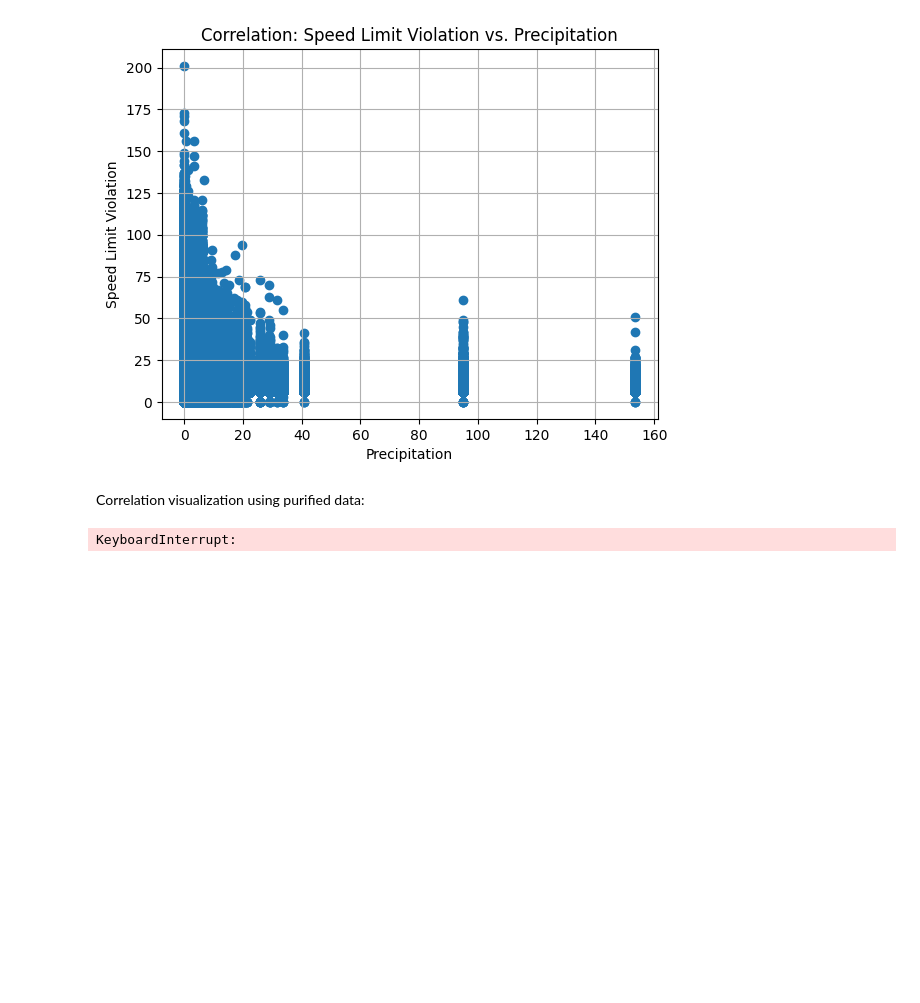
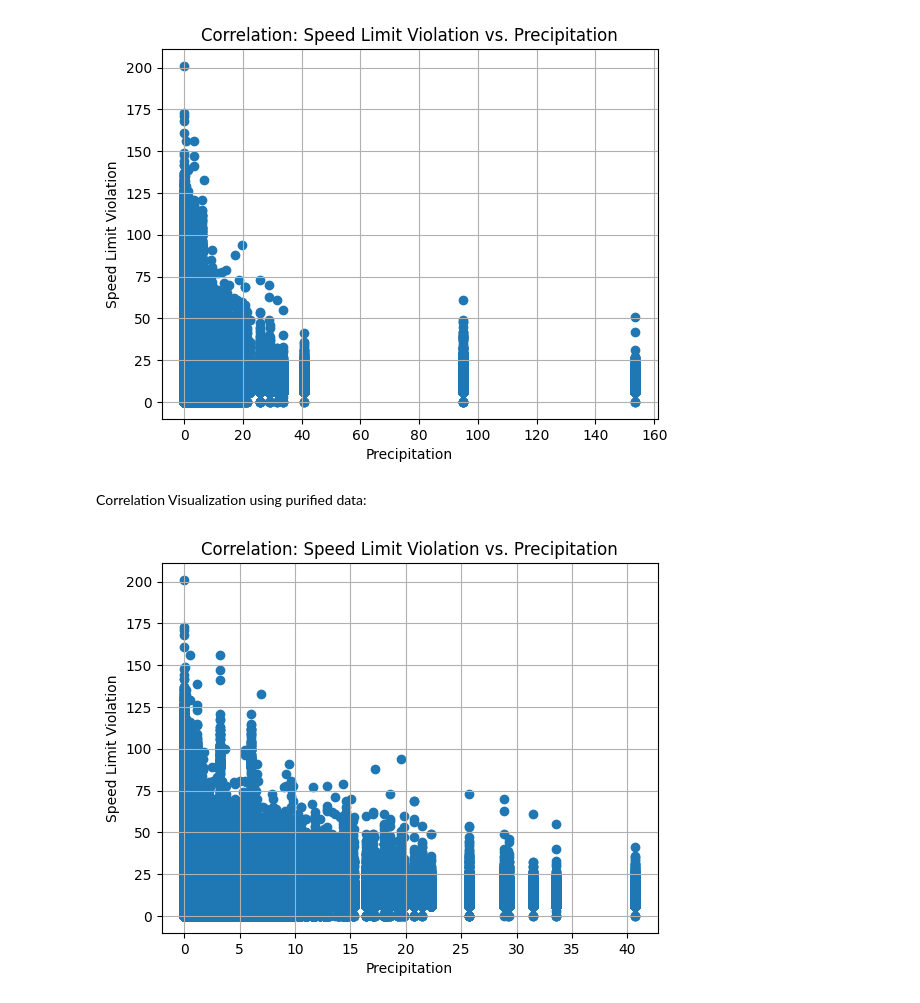
Before and after one commit to MaxSkaw/2023-amse-template, a Jupyter notebook: exploration.ipynb, the cells around one changed output. Drawn from its saved outputs; the diff is of its cells as text; code cells hidden in the pictures; blank space fills up the shorter version.

```diff
--- a/exploration.ipynb
+++ b/exploration.ipynb
@@ -235,25 +229,25 @@ plt.show()
 # %% [output]
 [figure]
 # %% [markdown]
-Correlation visualization using purified data:
+Correlation Visualization using purified data:
 # %%
 # Filtering of outliers (99% Interquartile range)
 Q1 = np.percentile(merged_data['prcp'], 1)
 Q3 = np.percentile(merged_data['prcp'], 99)
 IQR = Q3 - Q1
 lower_bound = Q1 - 1.5 * IQR
 upper_bound = Q3 + 1.5 * IQR
 
 filtered_data = merged_data[(merged_data['prcp'] >= lower_bound) & (merged_data['prcp'] <= upper_bound)]
 
 # Scatter plot of the filtered data
-plt.scatter(filtered_data['prcp'], filtered_data['ueberschreitung'])
-m, b = np.polyfit(filtered_data['prcp'], filtered_data['ueberschreitung'], 1)
+plt.scatter(filtered_data['prcp'], filtered_data['excessive_speed'])
+m, b = np.polyfit(filtered_data['prcp'], filtered_data['excessive_speed'], 1)
 plt.plot(filtered_data['prcp'], m * filtered_data['prcp'] + b, color='red')
 plt.title('Correlation: Speed Limit Violation vs. Precipitation')
 plt.xlabel('Precipitation')
 plt.ylabel('Speed Limit Violation')
 plt.grid(True)
 plt.show()
 # %% [output]
-KeyboardInterrupt:
+[figure, added]
```
Also changed, not shown: parts of 17 cells of this notebook, 1 other file.
